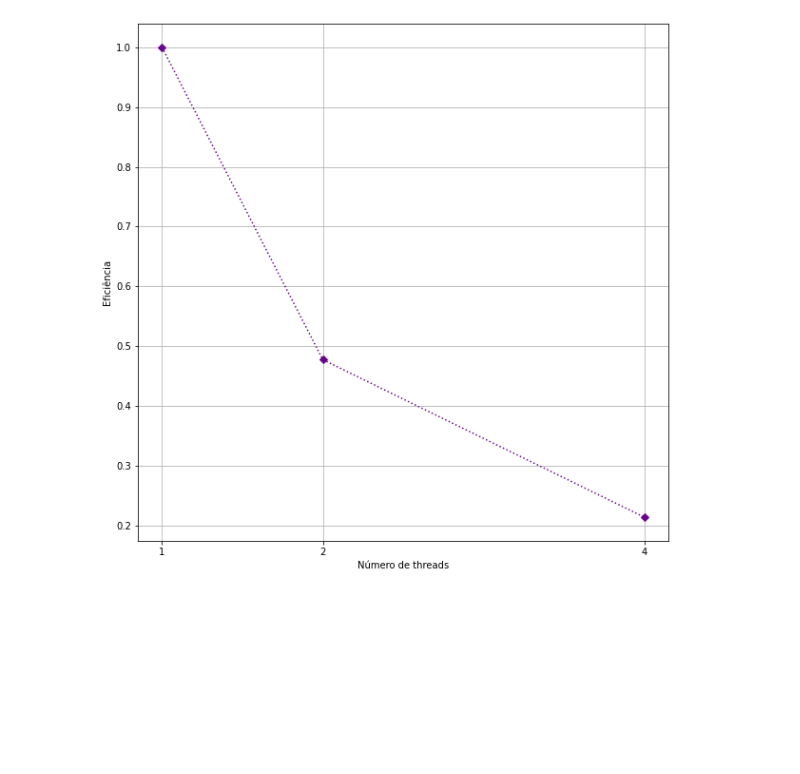
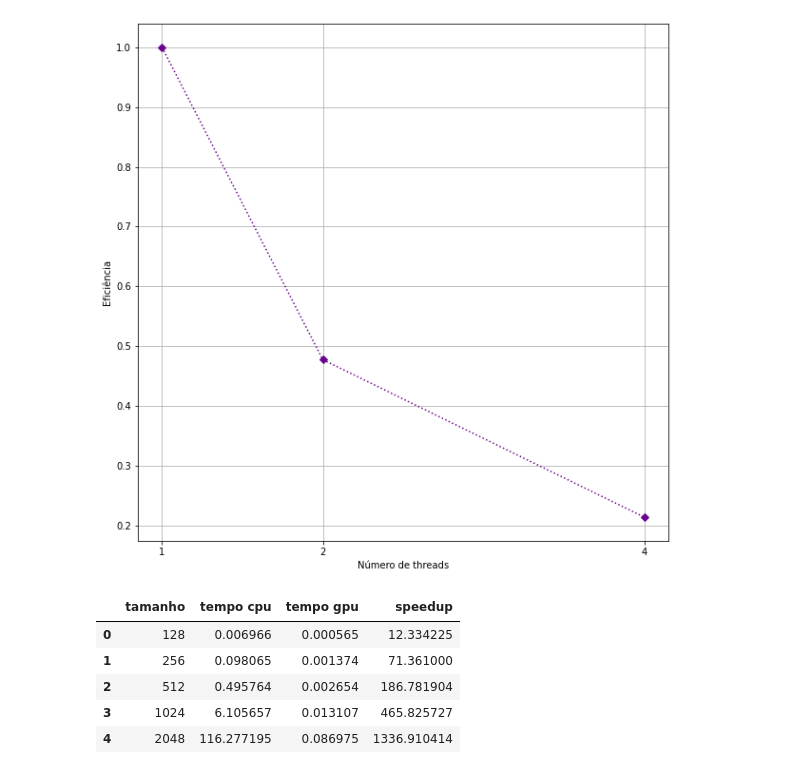
Before and after one commit to IvanCalvo/ppd, a Jupyter notebook: graficos.ipynb, the cells around one changed output. Drawn from its saved outputs; the diff is of its cells as text; code cells hidden in the pictures; blank space fills up the shorter version.

```diff
--- a/graficos.ipynb
+++ b/graficos.ipynb
@@ -87,3 +87,14 @@ ax.set_ylabel('Eficiência')
 plt.show()
 # %% [output]
 [figure]
+# %%
+data_ep5 = pd.read_csv('ep5_dados.csv')
+data_ep5['speedup'] = (data_ep5['tempo cpu']/data_ep5['tempo gpu'])
+data_ep5
+# %% [output]
+|  | tamanho | tempo cpu | tempo gpu | speedup |
+| 0 | 128 | 0.006966 | 0.000565 | 12.334225 |
+| 1 | 256 | 0.098065 | 0.001374 | 71.361000 |
+| 2 | 512 | 0.495764 | 0.002654 | 186.781904 |
+| 3 | 1024 | 6.105657 | 0.013107 | 465.825727 |
+| 4 | 2048 | 116.277195 | 0.086975 | 1336.910414 |
```
Also changed, not shown: parts of 1 cell of this notebook, 3 other files.
